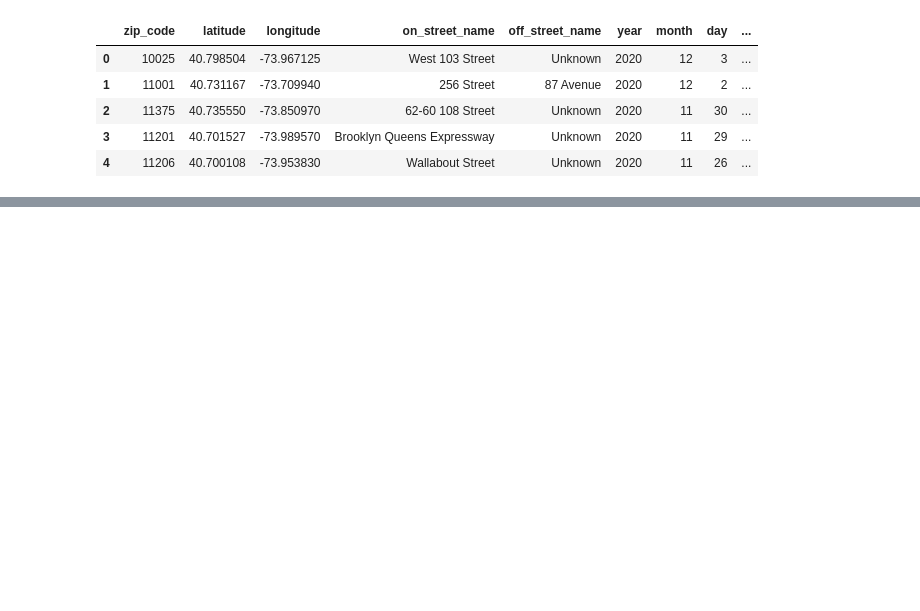
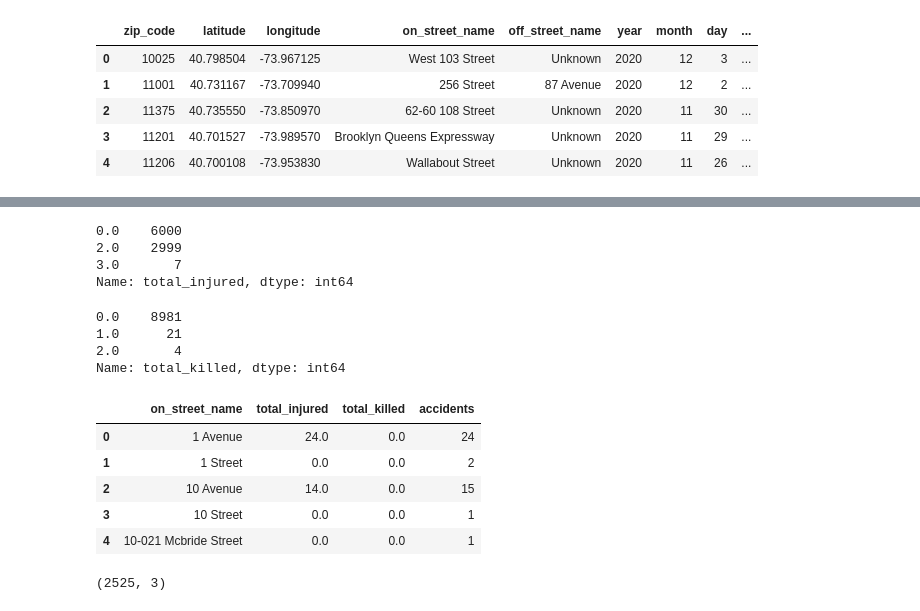
Before and after one commit to jcoumont/nyc-navigation, a Jupyter notebook: nyc.ipynb, the cells around one changed output, grey strips where cells are left out. Cells and saved outputs as stored; diff of their text form; code cells hidden in the pictures; blank space fills up the shorter version.

```diff
--- a/nyc.ipynb
+++ b/nyc.ipynb
@@ -77,5 +97,3 @@ fd.head()
 | 2 | 11375 | 40.735550 | -73.850970 | 62-60 108 Street | Unknown | 2020 | 11 | 30 | ... |
 | 3 | 11201 | 40.701527 | -73.989570 | Brooklyn Queens Expressway | Unknown | 2020 | 11 | 29 | ... |
 | 4 | 11206 | 40.700108 | -73.953830 | Wallabout Street | Unknown | 2020 | 11 | 26 | ... |
-# %%
-fd['time'] = fd['time'].sp
@@ -94,0 +112,36 @@ Name: time, Length: 9006, dtype: datetime64[ns]
+# %%
+# adding asked columns : - location, nb accident total, nb accident avec blessé, nb accident avec tué
+
+fd['total_injured'] = fd['persons_injured'] + fd['pedestrians_injured'] + fd['cyclist_injured'] + fd['motorist_injured']
+fd['total_killed'] = fd['persons_killed'] + fd['pedestrians_killed'] + fd['cyclist_killed'] + fd['motorist_killed']
+fd['accidents'] = np.repeat(1, fd.shape[0])
+# %%
+fd['total_injured'].value_counts()
+# %% [output]
+0.0    6000
+2.0    2999
+3.0       7
+Name: total_injured, dtype: int64
+# %%
+fd['total_killed'].value_counts()
+# %% [output]
+0.0    8981
+1.0      21
+2.0       4
+Name: total_killed, dtype: int64
+# %%
+# creating a new dataset with only 4 columns
+
+data = fd.groupby('on_street_name', as_index=False)['on_street_name','total_injured', 'total_killed', 'accidents'].sum()
+data.head()
+# %% [output]
+|  | on_street_name | total_injured | total_killed | accidents |
+| 0 | 1 Avenue | 24.0 | 0.0 | 24 |
+| 1 | 1 Street | 0.0 | 0.0 | 2 |
+| 2 | 10 Avenue | 14.0 | 0.0 | 15 |
+| 3 | 10 Street | 0.0 | 0.0 | 1 |
+| 4 | 10-021 Mcbride Street | 0.0 | 0.0 | 1 |
+# %%
+data.shape
+# %% [output]
+(2525, 3)
```
Also changed, not shown: parts of 7 cells of this notebook.
